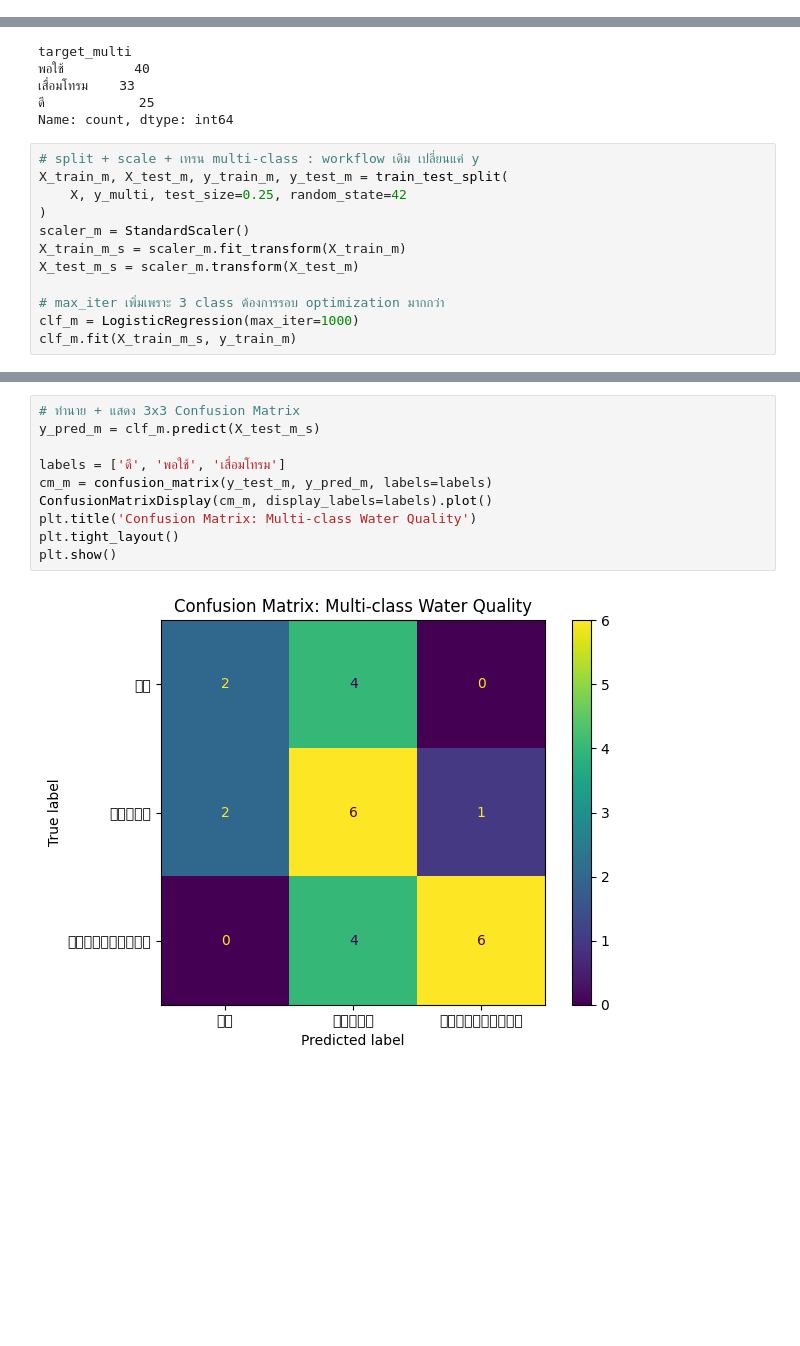
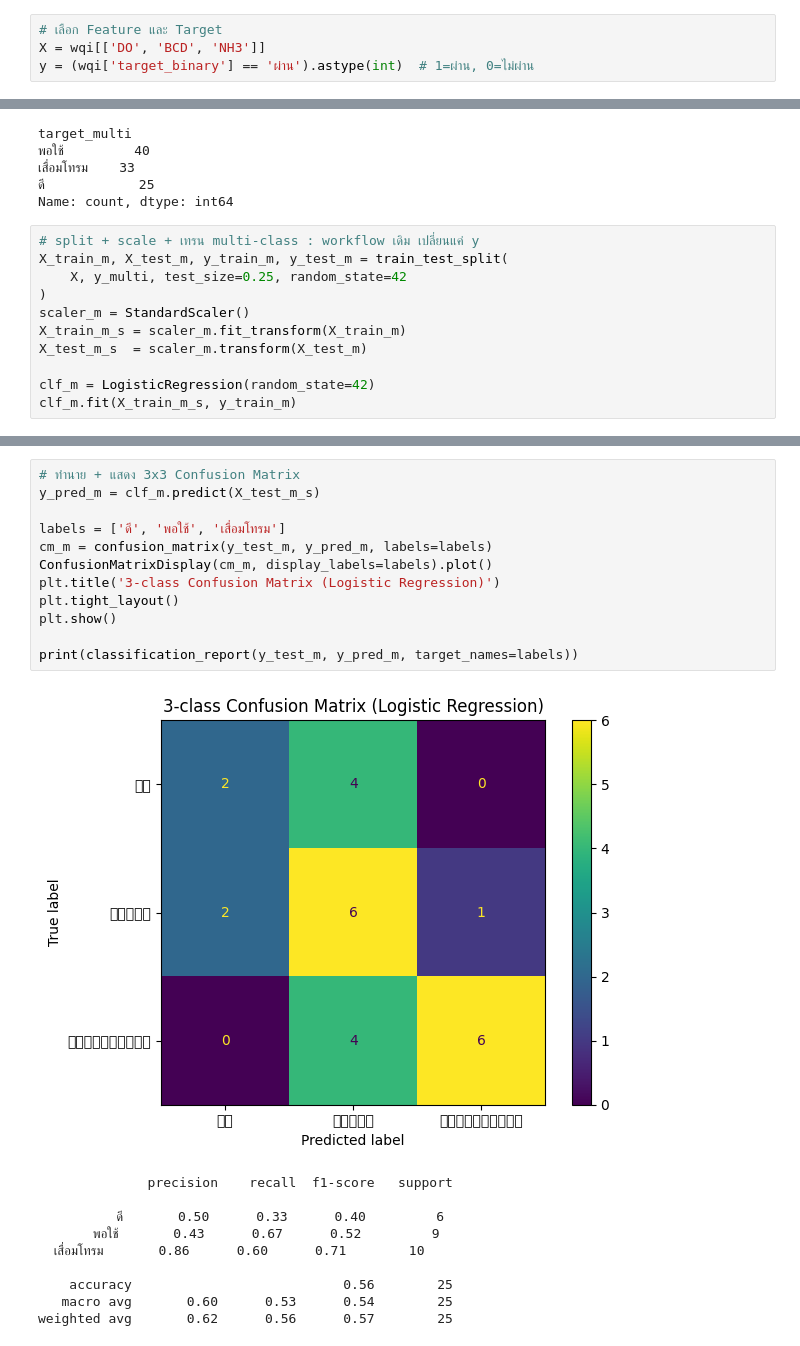
Before and after one commit to 1-brain-cell/python-dga, a Jupyter notebook: day_4/afternoon_classification.ipynb, the cells around one changed output, grey strips where cells are left out. Saved outputs shown, nothing was run; the diff lists cells and outputs as text; blank space fills up the shorter version.

```diff
--- a/day_4/afternoon_classification.ipynb
+++ b/day_4/afternoon_classification.ipynb
@@ -457,0 +346,4 @@ Test Accuracy:  0.8
+# %%
+# เลือก Feature และ Target
+X = wqi[['DO', 'BCD', 'NH3']]
+y = (wqi['target_binary'] == 'ผ่าน').astype(int)  # 1=ผ่าน, 0=ไม่ผ่าน
@@ -638,9 +924,8 @@ X_train_m, X_test_m, y_train_m, y_test_m = train_test_split(
 )
 scaler_m = StandardScaler()
 X_train_m_s = scaler_m.fit_transform(X_train_m)
-X_test_m_s = scaler_m.transform(X_test_m)
+X_test_m_s  = scaler_m.transform(X_test_m)
 
-# max_iter เพิ่มเพราะ 3 class ต้องการรอบ optimization มากกว่า
-clf_m = LogisticRegression(max_iter=1000)
+clf_m = LogisticRegression(random_state=42)
 clf_m.fit(X_train_m_s, y_train_m)
 # %% [output]
@@ -648,15 +933,26 @@ LogisticRegression(max_iter=1000)
 # %%
 # ทำนาย + แสดง 3x3 Confusion Matrix
 y_pred_m = clf_m.predict(X_test_m_s)
 
 labels = ['ดี', 'พอใช้', 'เสื่อมโทรม']
 cm_m = confusion_matrix(y_test_m, y_pred_m, labels=labels)
 ConfusionMatrixDisplay(cm_m, display_labels=labels).plot()
-plt.title('Confusion Matrix: Multi-class Water Quality')
+plt.title('3-class Confusion Matrix (Logistic Regression)')
 plt.tight_layout()
 plt.show()
+
+print(classification_report(y_test_m, y_pred_m, target_names=labels))
 # %% [output]
-[figure, old version]
+[figure, new version]
+              precision    recall  f1-score   support
+
+          ดี       0.50      0.33      0.40         6
+       พอใช้       0.43      0.67      0.52         9
+  เสื่อมโทรม       0.86      0.60      0.71        10
+
+    accuracy                           0.56        25
+   macro avg       0.60      0.53      0.54        25
+weighted avg       0.62      0.56      0.57        25
 # %% [markdown]
 ## สิ่งที่ 3×3 Matrix บอกเรา: Middle-class Absorption
 
```
Also changed, not shown: parts of 171 cells of this notebook, 1 other file.
